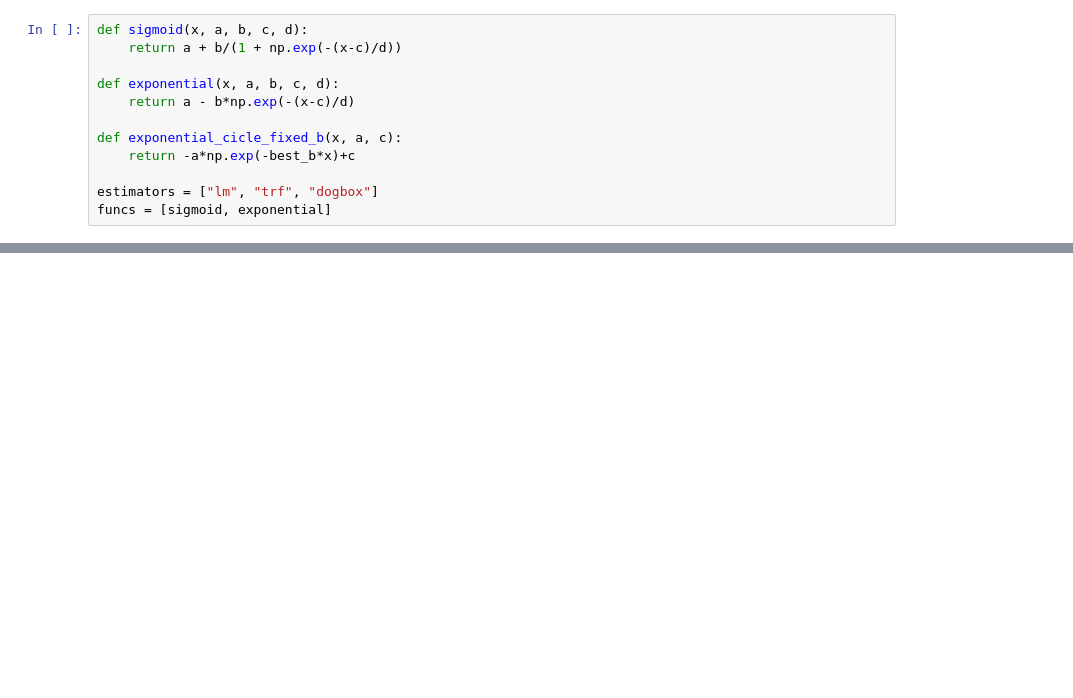
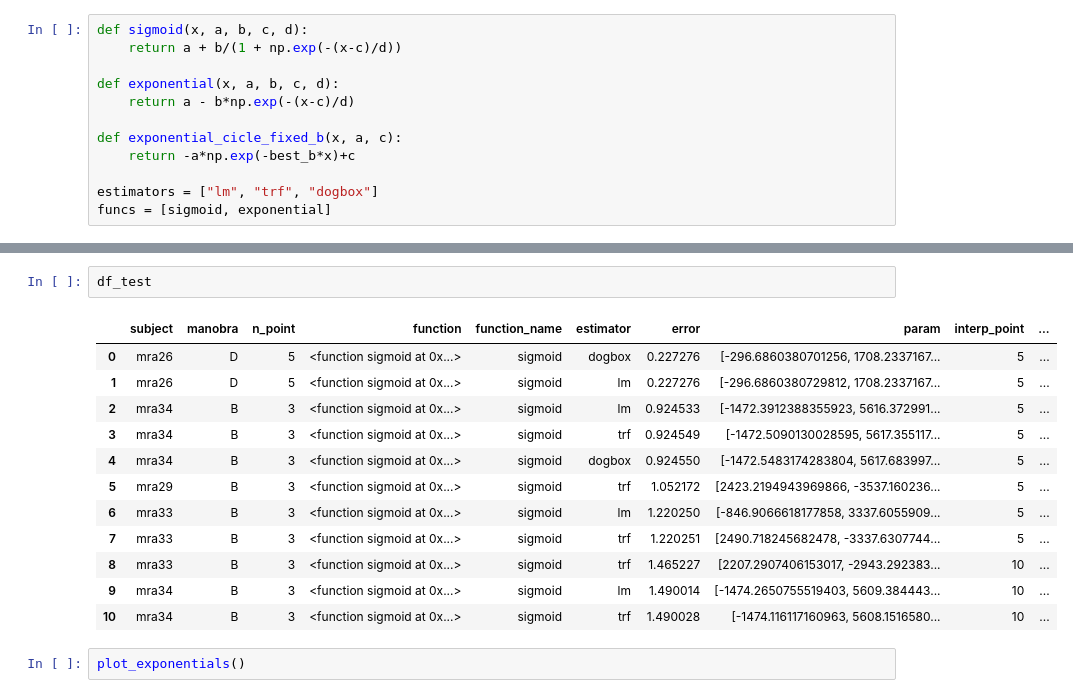
Before and after one commit to edlbcamargo/recrutabilidade, a Jupyter notebook: porquinhos_analysis.ipynb, the cells around one changed output, grey strips where cells are left out. Saved outputs shown, nothing was run; the diff lists cells and outputs as text; blank space fills up the shorter version.

```diff
--- a/porquinhos_analysis.ipynb
+++ b/porquinhos_analysis.ipynb
@@ -103,0 +249,17 @@ pd.concat(dataframes_lst)\
+# %%
+df_test
+# %% [output]
+|  | subject | manobra | n_point | function | function_name | estimator | error | param | interp_point | ... |
+| 0 | mra26 | D | 5 | <function sigmoid at 0x...> | sigmoid | dogbox | 0.227276 | [-296.6860380701256, 1708.2337167... | 5 | ... |
+| 1 | mra26 | D | 5 | <function sigmoid at 0x...> | sigmoid | lm | 0.227276 | [-296.6860380729812, 1708.2337167... | 5 | ... |
+| 2 | mra34 | B | 3 | <function sigmoid at 0x...> | sigmoid | lm | 0.924533 | [-1472.3912388355923, 5616.372991... | 5 | ... |
+| 3 | mra34 | B | 3 | <function sigmoid at 0x...> | sigmoid | trf | 0.924549 | [-1472.5090130028595, 5617.355117... | 5 | ... |
+| 4 | mra34 | B | 3 | <function sigmoid at 0x...> | sigmoid | dogbox | 0.924550 | [-1472.5483174283804, 5617.683997... | 5 | ... |
+| 5 | mra29 | B | 3 | <function sigmoid at 0x...> | sigmoid | trf | 1.052172 | [2423.2194943969866, -3537.160236... | 5 | ... |
+| 6 | mra33 | B | 3 | <function sigmoid at 0x...> | sigmoid | lm | 1.220250 | [-846.9066618177858, 3337.6055909... | 5 | ... |
+| 7 | mra33 | B | 3 | <function sigmoid at 0x...> | sigmoid | trf | 1.220251 | [2490.718245682478, -3337.6307744... | 5 | ... |
+| 8 | mra33 | B | 3 | <function sigmoid at 0x...> | sigmoid | trf | 1.465227 | [2207.2907406153017, -2943.292383... | 10 | ... |
+| 9 | mra34 | B | 3 | <function sigmoid at 0x...> | sigmoid | lm | 1.490014 | [-1474.2650755519403, 5609.384443... | 10 | ... |
+| 10 | mra34 | B | 3 | <function sigmoid at 0x...> | sigmoid | trf | 1.490028 | [-1474.116117160963, 5608.1516580... | 10 | ... |
+# %%
+plot_exponentials()
```
Also changed, not shown: parts of 16 cells of this notebook, 34 other files.
